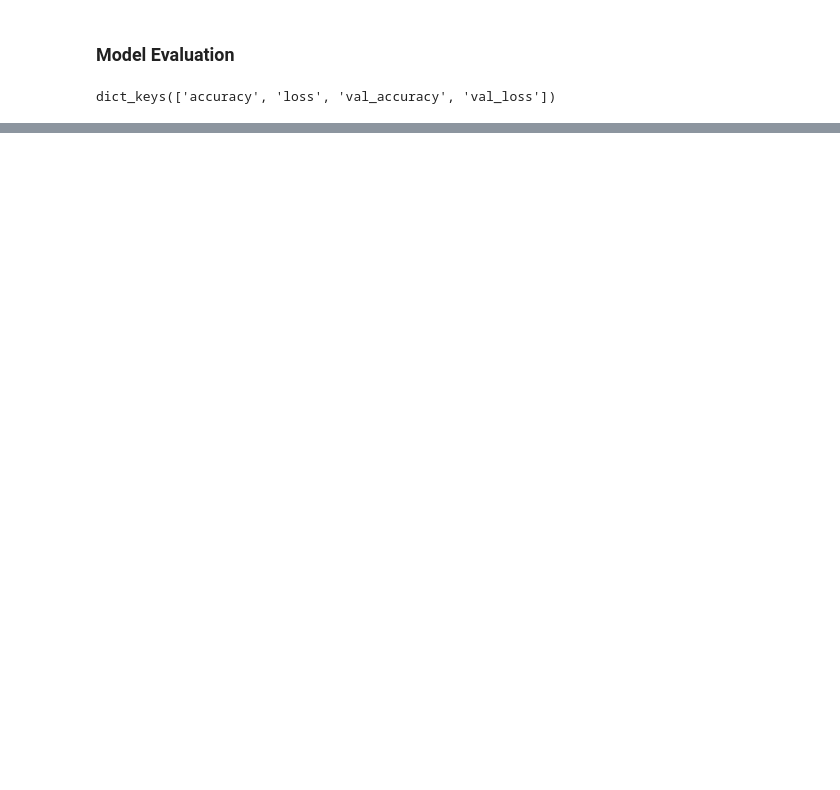
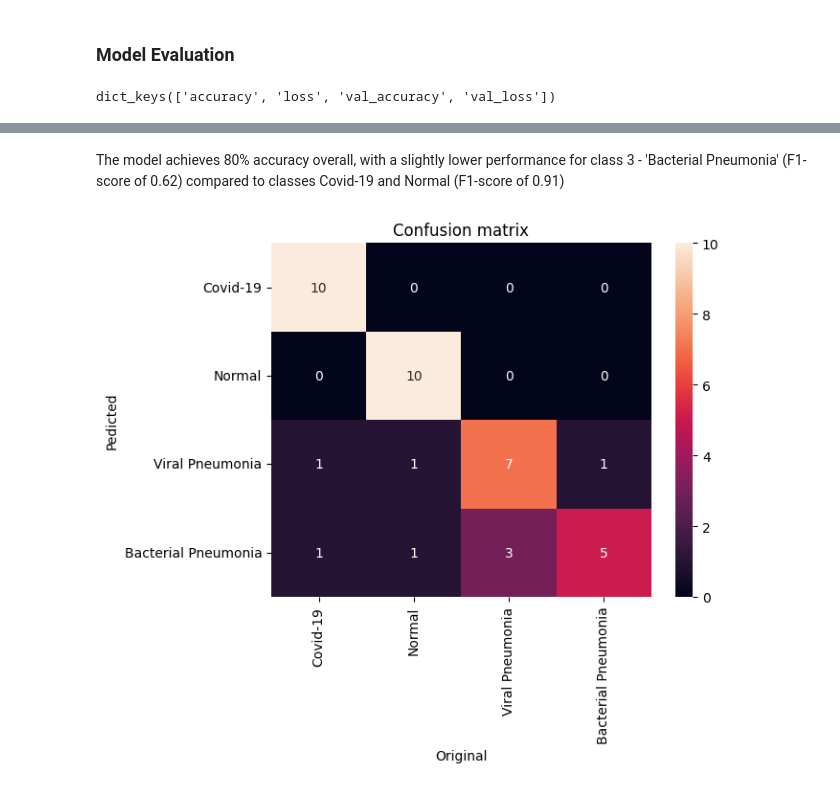
Before and after one commit to Tais19991/Data-Analysis, a Jupyter notebook: ChestXRay_Disease_Classification_CNN/Lung_Disease_Detection_Model.ipynb, the cells around one changed output, grey strips where cells are left out. Saved outputs shown, nothing was run; the diff lists cells and outputs as text; code cells hidden in the pictures; blank space fills up the shorter version.

```diff
--- a/ChestXRay_Disease_Classification_CNN/Lung_Disease_Detection_Model.ipynb
+++ b/ChestXRay_Disease_Classification_CNN/Lung_Disease_Detection_Model.ipynb
@@ -212,0 +321,2 @@ Text(0, 0.5, 'Validation accuracy')
+# %%
+labels = ['Covid-19', 'Normal', 'Viral Pneumonia', 'Bacterial Pneumonia']
@@ -212,0 +336,16 @@ Text(0, 0.5, 'Validation accuracy')
+# %% [markdown]
+The model achieves 80% accuracy overall, with a slightly lower performance for class 3 - 'Bacterial Pneumonia' (F1-score of 0.62) compared to classes Covid-19 and Normal (F1-score of 0.91)
+# %%
+cm = confusion_matrix(np.asarray(original), np.asarray(prediction))
+ax = plt.subplot()
+sns.heatmap(cm, annot=True, ax=ax)
+
+ax.set_title('Confusion matrix')
+ax.set_xlabel('Original')
+ax.set_ylabel('Pedicted')
+ax.set_xticklabels(labels, rotation=90)
+ax.set_yticklabels(labels, rotation=0)
+
+plt.show()
+# %% [output]
+[figure, added]
```
Also changed, not shown: parts of 23 cells of this notebook.
